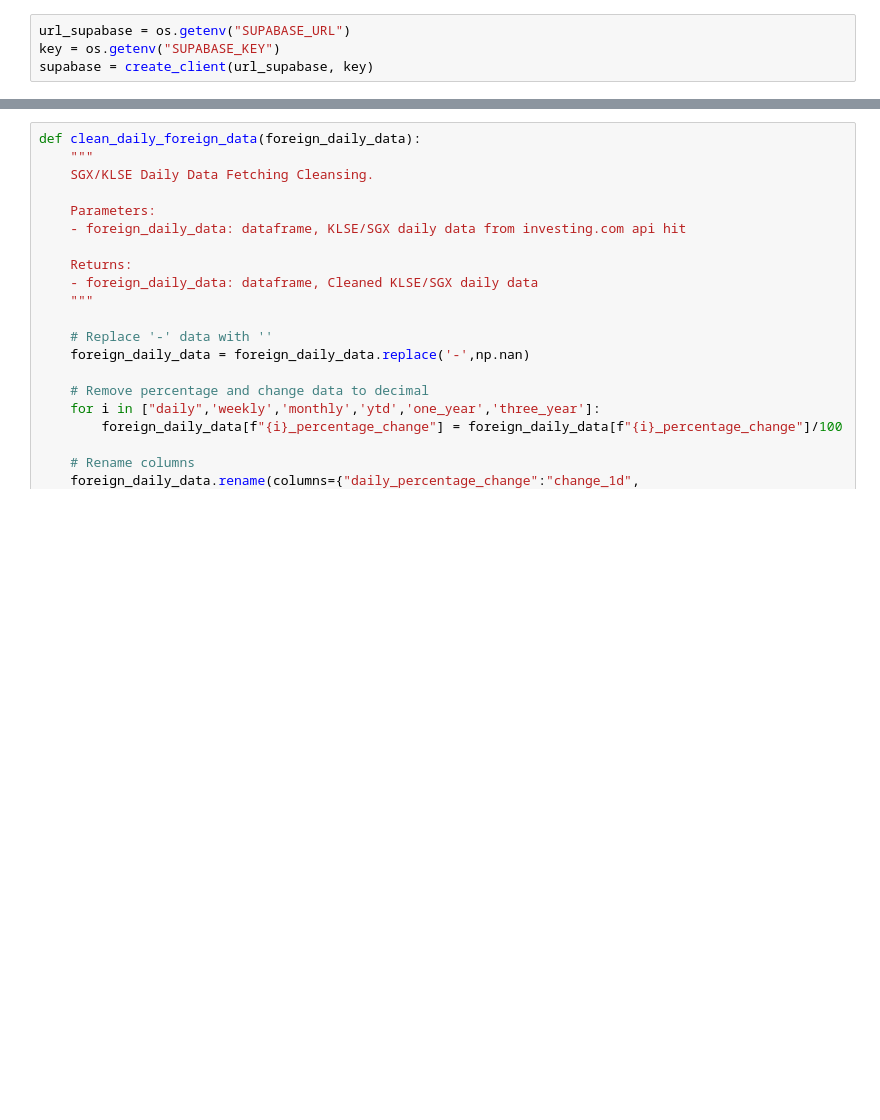
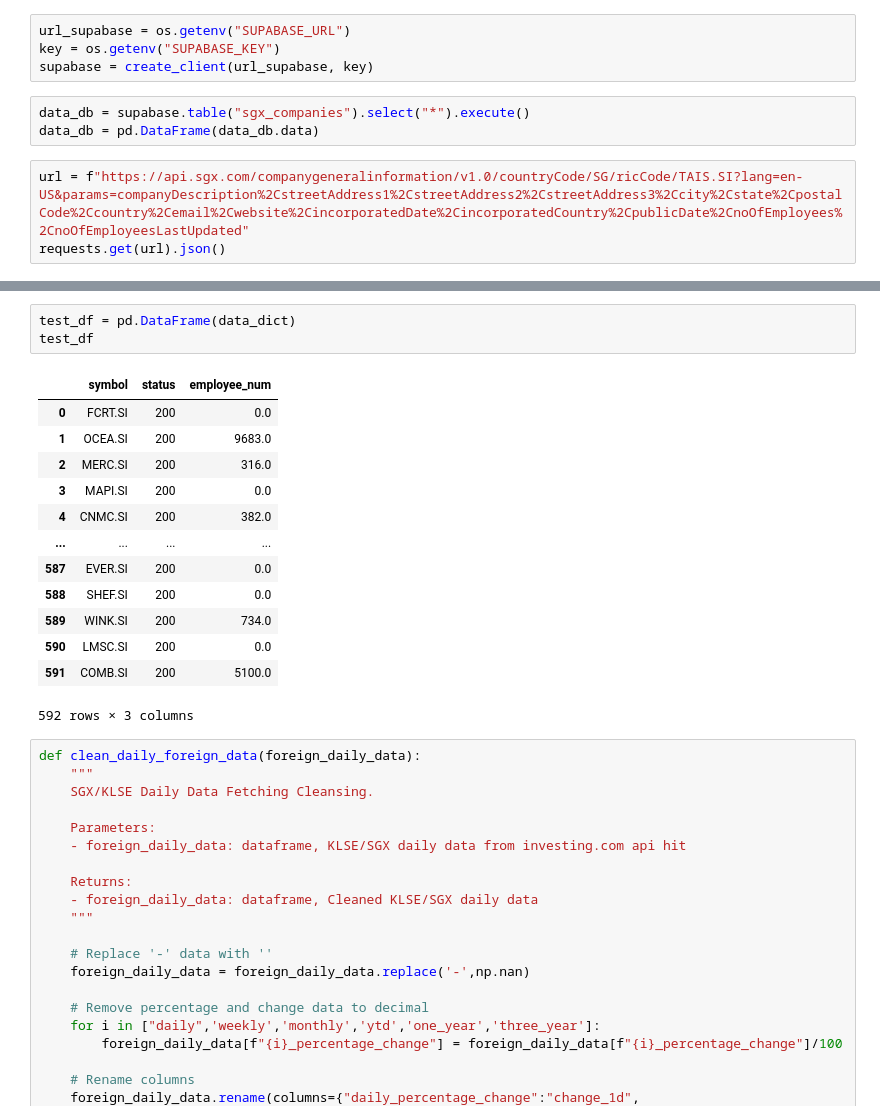
Before and after one commit to supertypeai/sectors_sg_my_data_updater, a Jupyter notebook: sg_my_scraper.ipynb, the cells around one changed output, grey strips where cells are left out. Drawn from its saved outputs; the diff is of its cells as text; blank space fills up the shorter version.

Commit message:
retrieve employee number from sgx web

```diff
--- a/sg_my_scraper.ipynb
+++ b/sg_my_scraper.ipynb
@@ -17,3 +17,9 @@ import yfinance as yf
 url_supabase = os.getenv("SUPABASE_URL")
 key = os.getenv("SUPABASE_KEY")
 supabase = create_client(url_supabase, key)
+# %%
+data_db = supabase.table("sgx_companies").select("*").execute()
+data_db = pd.DataFrame(data_db.data)
+# %%
+url = f"https://api.sgx.com/companygeneralinformation/v1.0/countryCode/SG/ricCode/TAIS.SI?lang=en-US&params=companyDescription%2CstreetAddress1%2CstreetAddress2%2CstreetAddress3%2Ccity%2Cstate%2CpostalCode%2Ccountry%2Cemail%2Cwebsite%2CincorporatedDate%2CincorporatedCountry%2CpublicDate%2CnoOfEmployees%2CnoOfEmployeesLastUpdated"
+requests.get(url).json()
@@ -20,3 +97,20 @@ supabase = create_client(url_supabase, key)
+# %%
+test_df = pd.DataFrame(data_dict)
+test_df
+# %% [output]
+|  | symbol | status | employee_num |
+| 0 | FCRT.SI | 200 | 0.0 |
+| 1 | OCEA.SI | 200 | 9683.0 |
+| 2 | MERC.SI | 200 | 316.0 |
+| 3 | MAPI.SI | 200 | 0.0 |
+| 4 | CNMC.SI | 200 | 382.0 |
+| ... | ... | ... | ... |
+| 587 | EVER.SI | 200 | 0.0 |
+| 588 | SHEF.SI | 200 | 0.0 |
+| 589 | WINK.SI | 200 | 734.0 |
+| 590 | LMSC.SI | 200 | 0.0 |
+| 591 | COMB.SI | 200 | 5100.0 |
+592 rows × 3 columns
 # %%
 def clean_daily_foreign_data(foreign_daily_data):
     """
```
Also changed, not shown: parts of 7 cells of this notebook, 2 other files.
